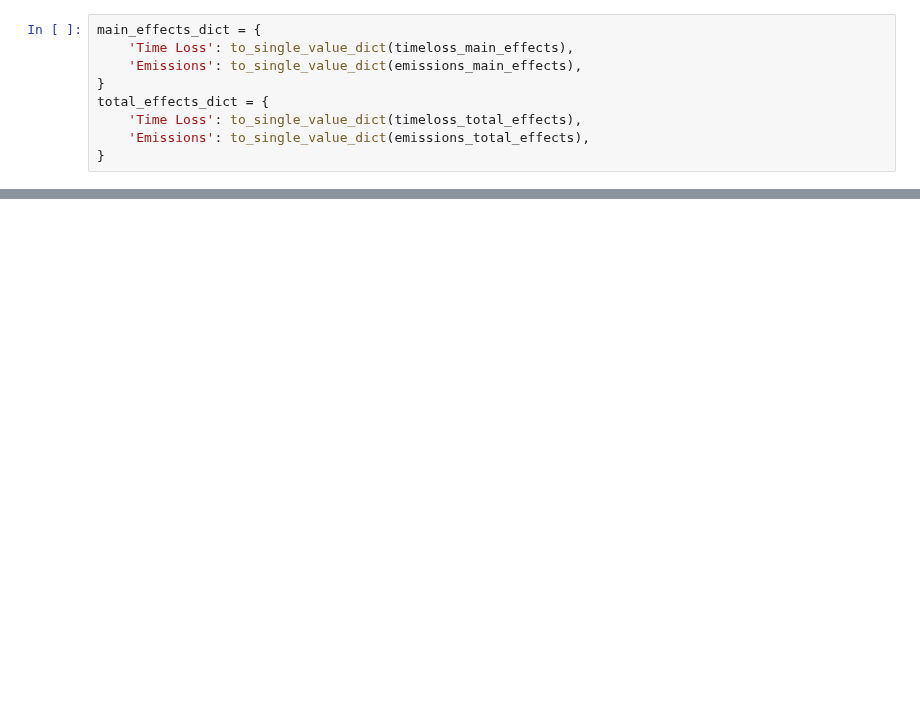
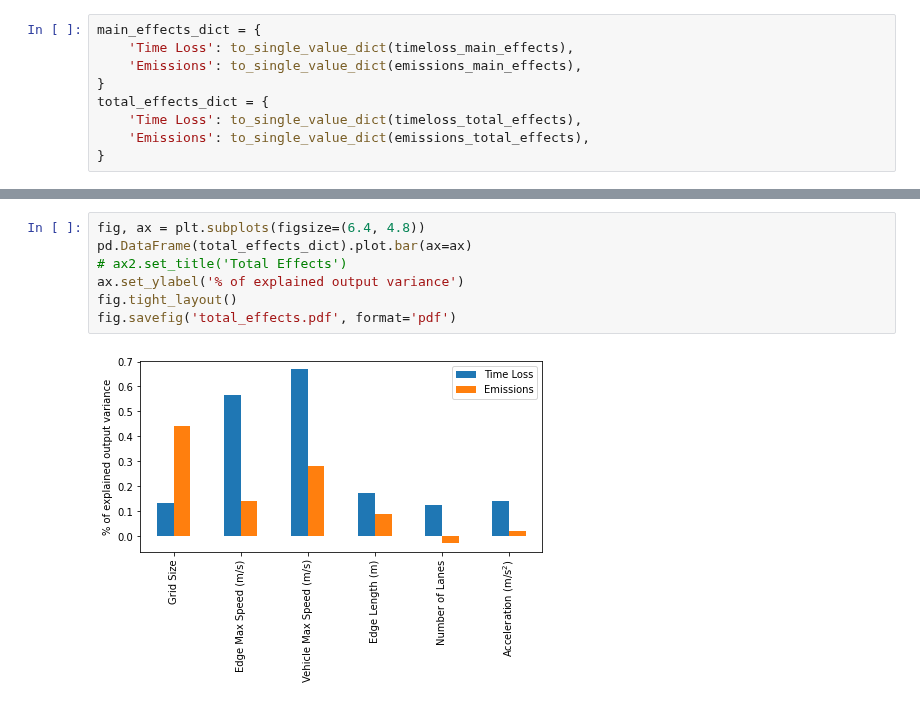
Before and after one commit to MatteoBettini/TrafficEmu, a Jupyter notebook: sensitivity_analysis/model_based_monte_carlo.ipynb, the cells around one changed output, grey strips where cells are left out. Drawn from its saved outputs; the diff is of its cells as text; blank space fills up the shorter version.

```diff
--- a/sensitivity_analysis/model_based_monte_carlo.ipynb
+++ b/sensitivity_analysis/model_based_monte_carlo.ipynb
@@ -58,0 +61,9 @@ fig.show()
+# %%
+fig, ax = plt.subplots(figsize=(6.4, 4.8))
+pd.DataFrame(total_effects_dict).plot.bar(ax=ax)
+# ax2.set_title('Total Effects')
+ax.set_ylabel('% of explained output variance')
+fig.tight_layout()
+fig.savefig('total_effects.pdf', format='pdf')
+# %% [output]
+[figure, added]
```
Also changed, not shown: parts of 4 cells of this notebook, 4 other files.
